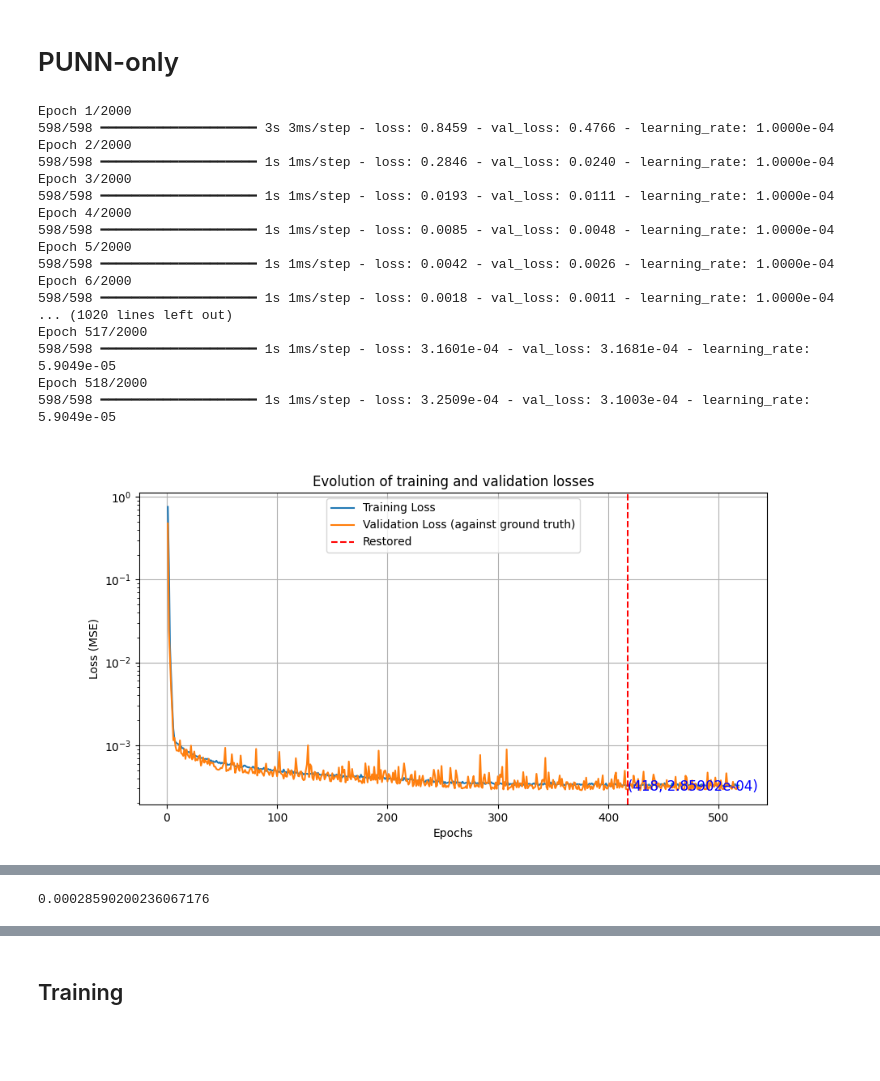
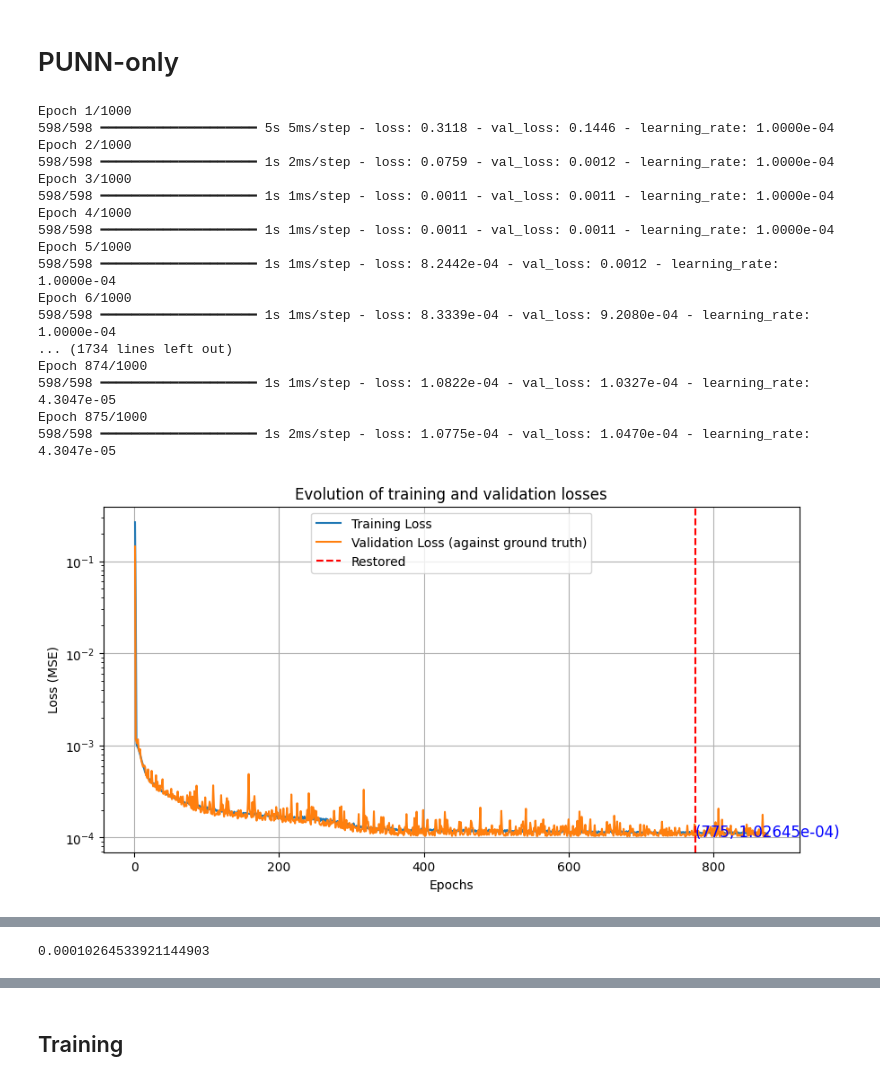
Before and after one commit to ZeArteaga/PINN-control-platooning, a Jupyter notebook: PINN.ipynb, the cells around one changed output, grey strips where cells are left out. Saved outputs shown, nothing was run; the diff lists cells and outputs as text; code cells hidden in the pictures; blank space fills up the shorter version.

```diff
--- a/PINN.ipynb
+++ b/PINN.ipynb
@@ -140,7 +146,7 @@ for traj in traj_id:
     df = pd.concat(dataframes)
 train_ratio = .7
 dataframes_str = "_".join(traj_id)
-model_name = f"ANN_{dataframes_str}_{int(train_ratio*100)}%" #name to use for saves
-print(model_name)
+preliminary_model_name = f"FC_noWindow_{dataframes_str}_{int(train_ratio*100)}%" #name to use for saves
+print(preliminary_model_name)
 df.head()
 # %% [output]
@@ -152,7 +158,7 @@ ANN_udds_hwycol_nycccol_70%
 | 3 | 0.3 | -19.81064 | 1.264956 | 1.2624 | 4.480690 | 4.203192 | 4.208 | 7.969400e-17 | 0.011232 | 4.714293e-16 | ... |
 | 4 | 0.4 | -19.66336 | 1.681171 | 1.6832 | 4.481898 | 4.213076 | 4.208 | 1.302043e-16 | 0.003388 | 5.387764e-16 | ... |
 # %%
-X = df[["t", "fv0_u", "fv0_v_noise", "d_fv0_lv_noise", "d*_fv0_lv", "lv_v_noise"]].to_numpy()
+X = df[["t", "fv0_u", "fv0_v_noise"]].to_numpy()
 n_features = X.shape[1]
 t = X[:, 0]
 dt = t[1] - t[0]
@@ -166,32 +172,34 @@ print(Y_train.shape)
 print("Number of validation points:")
 print(Y_val.shape)
 
-""" #Visualize training data provided to model:
+#Visualize training data provided to model:
 mask = np.isin(Y, Y_train)
 Y_mask = Y.copy()
 Y_mask[~mask] = np.nan
 plt.scatter(t, Y_mask, label="Selected accel for training (m/s^2)", s=5, color="red")
 plt.plot(t, Y, label="True acceleration", linewidth=2, color="green")
 plt.legend()
-plt.show() """
+plt.show()
 
 #Prediction Normalization
 scaler_Y = StandardScaler().fit(Y_train)
-joblib.dump(scaler_Y, f"models/scalers/scalerY_{model_name}.save")
-Y_train_norm = scaler_Y.transform(Y_train)
-Y_val_norm = scaler_Y.transform(Y_val)
+print(f"ScalerY: \nscale={scaler_Y.scale_}, min={scaler_Y.mean_}")
+joblib.dump(scaler_Y, f"models/scalers/scalerY_{preliminary_model_name}.save")
+#Y_train_norm = scaler_Y.transform(Y_train)
+#Y_val_norm = scaler_Y.transform(Y_val)
 
 # feature normalization
 scaler_X = MinMaxScaler().fit(X_train)
-joblib.dump(scaler_X, f"models/scalers/scalerX_{model_name}.save")
-X_train_norm = scaler_X.transform(X_train)
-X_val_norm = scaler_X.transform(X_val)
-X_norm = scaler_X.transform(X)
-x0_norm = X_norm[0, :]
+print(f"ScalerX: \nscale={scaler_X.scale_}, min={scaler_X.min_}")
+joblib.dump(scaler_X, f"models/scalers/scalerX_{preliminary_model_name}.save")
+#X_train_norm = scaler_X.transform(X_train)
+#X_val_norm = scaler_X.transform(X_val)
+#X_norm = scaler_X.transform(X)
+#x0_norm = X_norm[0, :]
 
 # Plot histogram for output
 plt.figure(figsize=(6, 5))
-sns.histplot(Y_train_norm, bins=100, kde=True, color='orange')
+sns.histplot(Y_train, bins=1000, kde=True, color='orange')
 plt.title('Histogram of Normalized Training Labels (Acceleration)')
 plt.xlabel('Acceleration')
 plt.ylabel('Frequency')
@@ -213,14 +226,15 @@ Number of validation points:
 n_hid_layers = 3
 n_neurons = 64
 act = "tanh"
-epochs = 2000
+epochs = 1000
 patience = 100
-start_from_epoch = 200
+start_from_epoch = 500
 loss = "mse"
 metrics = []
 schedule_tg = 100
 opt = Adam(learning_rate=1e-4, weight_decay=1e-2)
 batch = 32
+model_name = preliminary_model_name
 #------
 
 # callbacks
@@ -228,50 +242,52 @@ early_stopping = EarlyStopping(monitor='val_loss', patience=patience,
                                restore_best_weights=True, start_from_epoch=start_from_epoch)
 def lr_schedule(epoch, lr):
     if (epoch+1) % schedule_tg == 0:
         return lr * 0.9
     else:
         return lr
 
 lr_scheduler = LearningRateScheduler(lr_schedule, verbose=0)
 
 checkpoint = ModelCheckpoint(
     filepath=f'models/punn_{model_name}.keras',
     monitor='val_loss',
     save_best_only=True,
     save_weights_only=False,
     verbose=0
 )
 
 #PUNN
 punn_model = Sequential()
 punn_model.add(Input(shape=(n_features, ))) #_ for batch dim
+punn_model.add(Rescaling(scale=scaler_X.scale_, offset=scaler_X.min_)) #input scaling
 for _ in range(0,n_hid_layers):
     punn_model.add(Dense(n_neurons, activation=act))
 punn_model.add(Dense(1, activation="linear")) #output layer -> a^
+punn_model.add(Rescaling(scale=scaler_Y.scale_, offset=scaler_Y.mean_)) #output denormalization x=x_norm*std+mean
 
 punn_model.compile(optimizer=opt, metrics=metrics, loss=loss)
 #punn_model.summary()
 #first column of Y is the label: acceleration
-history_punn_fwd = punn_model.fit(x=X_train_norm, y=Y_train_norm, validation_data=(X_val_norm, Y_val_norm),
+history_punn_fwd = punn_model.fit(x=X_train, y=Y_train, validation_data=(X_val, Y_val),
                                   batch_size=batch, epochs=epochs, callbacks=[early_stopping, lr_scheduler, checkpoint], verbose=True)
 loss_plot(history_punn_fwd.history, start_from_epoch)
-punn_model.evaluate(x=X_val_norm, y=Y_val_norm, batch_size=batch) #just to confirm final validation loss
+punn_model.evaluate(x=X_val, y=Y_val, batch_size=batch) #just to confirm final validation loss
 # %% [output]
-Epoch 1/2000
-598/598 ━━━━━━━━━━━━━━━━━━━━ 3s 3ms/step - loss: 0.8459 - val_loss: 0.4766 - learning_rate: 1.0000e-04
-Epoch 2/2000
-598/598 ━━━━━━━━━━━━━━━━━━━━ 1s 1ms/step - loss: 0.2846 - val_loss: 0.0240 - learning_rate: 1.0000e-04
-Epoch 3/2000
-598/598 ━━━━━━━━━━━━━━━━━━━━ 1s 1ms/step - loss: 0.0193 - val_loss: 0.0111 - learning_rate: 1.0000e-04
-Epoch 4/2000
-598/598 ━━━━━━━━━━━━━━━━━━━━ 1s 1ms/step - loss: 0.0085 - val_loss: 0.0048 - learning_rate: 1.0000e-04
-Epoch 5/2000
-598/598 ━━━━━━━━━━━━━━━━━━━━ 1s 1ms/step - loss: 0.0042 - val_loss: 0.0026 - learning_rate: 1.0000e-04
-Epoch 6/2000
-598/598 ━━━━━━━━━━━━━━━━━━━━ 1s 1ms/step - loss: 0.0018 - val_loss: 0.0011 - learning_rate: 1.0000e-04
-... (1020 lines left out)
-Epoch 517/2000
-598/598 ━━━━━━━━━━━━━━━━━━━━ 1s 1ms/step - loss: 3.1601e-04 - val_loss: 3.1681e-04 - learning_rate: 5.9049e-05
-Epoch 518/2000
-598/598 ━━━━━━━━━━━━━━━━━━━━ 1s 1ms/step - loss: 3.2509e-04 - val_loss: 3.1003e-04 - learning_rate: 5.9049e-05
+Epoch 1/1000
+598/598 ━━━━━━━━━━━━━━━━━━━━ 5s 5ms/step - loss: 0.3118 - val_loss: 0.1446 - learning_rate: 1.0000e-04
+Epoch 2/1000
+598/598 ━━━━━━━━━━━━━━━━━━━━ 1s 2ms/step - loss: 0.0759 - val_loss: 0.0012 - learning_rate: 1.0000e-04
+Epoch 3/1000
+598/598 ━━━━━━━━━━━━━━━━━━━━ 1s 1ms/step - loss: 0.0011 - val_loss: 0.0011 - learning_rate: 1.0000e-04
+Epoch 4/1000
+598/598 ━━━━━━━━━━━━━━━━━━━━ 1s 1ms/step - loss: 0.0011 - val_loss: 0.0011 - learning_rate: 1.0000e-04
+Epoch 5/1000
+598/598 ━━━━━━━━━━━━━━━━━━━━ 1s 1ms/step - loss: 8.2442e-04 - val_loss: 0.0012 - learning_rate: 1.0000e-04
+Epoch 6/1000
+598/598 ━━━━━━━━━━━━━━━━━━━━ 1s 1ms/step - loss: 8.3339e-04 - val_loss: 9.2080e-04 - learning_rate: 1.0000e-04
+... (1734 lines left out)
+Epoch 874/1000
+598/598 ━━━━━━━━━━━━━━━━━━━━ 1s 1ms/step - loss: 1.0822e-04 - val_loss: 1.0327e-04 - learning_rate: 4.3047e-05
+Epoch 875/1000
+598/598 ━━━━━━━━━━━━━━━━━━━━ 1s 2ms/step - loss: 1.0775e-04 - val_loss: 1.0470e-04 - learning_rate: 4.3047e-05
-[figure, old version]
+[figure, new version]
@@ -279 +295 @@ Epoch 518/2000
-0.00028590200236067176
+0.00010264533921144903
```
Also changed, not shown: parts of 21 cells of this notebook, 13 other files.
